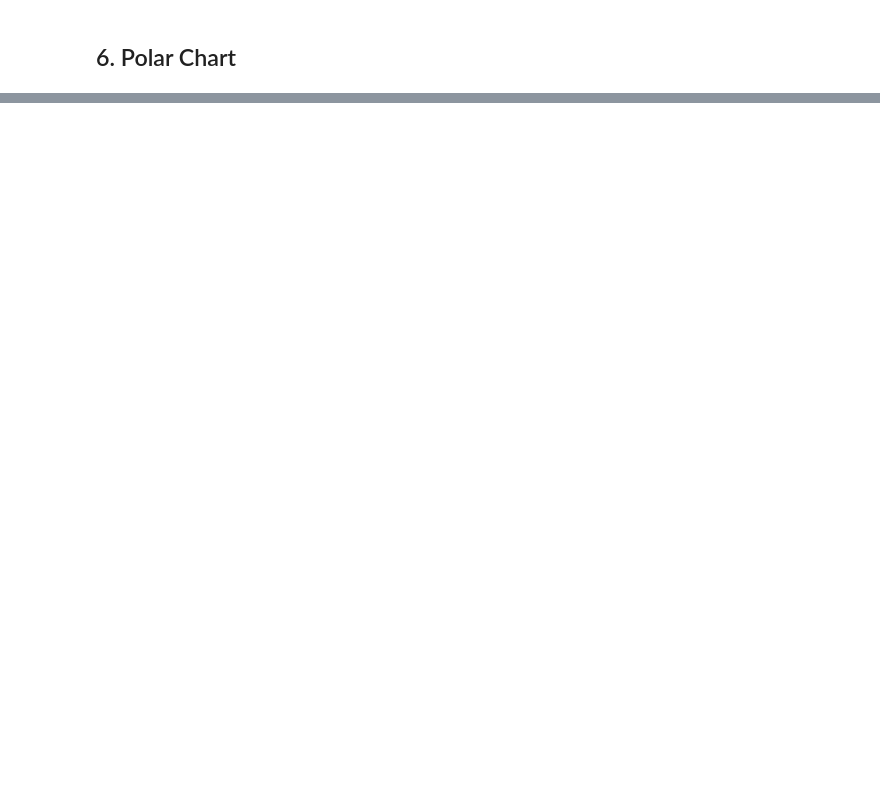
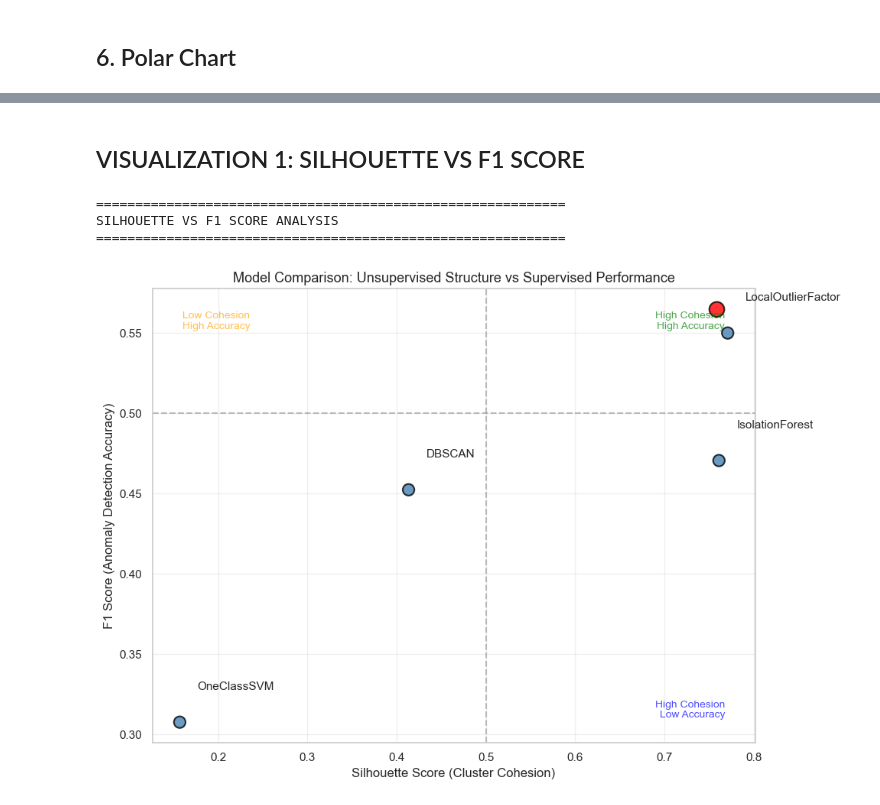
Before and after one commit to Thib7895/Anomaly-Detection-in-Orbital-Trajectories-by-Unsupervised-Machine-Learning, a Jupyter notebook: Analyse ISS.ipynb, the cells around one changed output, grey strips where cells are left out. Cells and saved outputs as stored; diff of their text form; code cells hidden in the pictures; blank space fills up the shorter version.

```diff
--- a/Analyse ISS.ipynb
+++ b/Analyse ISS.ipynb
@@ -451,0 +1175,14 @@ plot_polar_raan_comparative_with_epoch(df_combined)
+# %%
+print("=" * 60)
+print("DATA PREPROCESSING & FEATURE SELECTION")
+print("=" * 60)
+
+# Extract numeric features only (exclude metadata and target)
+exclude_cols = ['EPOCH', 'GT_LABEL', 'NORAD_CAT_ID', 'OBJECT_NAME', 'OBJECT_TYPE']
+
+X_train_full = df_train.drop(columns=exclude_cols, errors='ignore').select_dtypes(include=np.number)
+X_val_full = df_val.drop(columns=exclude_cols, errors='ignore').select_dtypes(include=np.number)
+X_test_full = df_test.drop(columns=exclude_cols, errors='ignore').select_dtypes(include=np.number)
+
+initial_cols = X_train_full.shape[1]
+print(f"Initial features: {initial_cols}")
@@ -451,0 +1755,52 @@ plot_polar_raan_comparative_with_epoch(df_combined)
+# %% [markdown]
+## VISUALIZATION 1: SILHOUETTE VS F1 SCORE
+# %%
+print("\n" + "=" * 60)
+print("SILHOUETTE VS F1 SCORE ANALYSIS")
+print("=" * 60)
+
+# Prepare data
+plot_data = best_per_algo[['Model', 'F1 Score', 'Silhouette']].copy()
+plot_data = plot_data.dropna()
+
+best_model_name = best_row['Model']
+
+plt.figure(figsize=(10, 7))
+
+# Create scatter with different colors for best model
+colors = ['red' if m == best_model_name else 'steelblue' for m in plot_data['Model']]
+sizes = [200 if m == best_model_name else 120 for m in plot_data['Model']]
+
+plt.scatter(plot_data['Silhouette'], plot_data['F1 Score'],
+            s=sizes, c=colors, alpha=0.8, edgecolors='black', linewidth=1.5)
+
+# Add labels
+for _, row in plot_data.iterrows():
+    weight = 'bold' if row['Model'] == best_model_name else 'normal'
+    plt.annotate(row['Model'],
+                 (row['Silhouette'] + 0.02, row['F1 Score'] + 0.02),
+                 fontsize=11, fontweight=weight)
+
+# Reference lines
+plt.axhline(y=0.5, color='gray', linestyle='--', alpha=0.5)
+plt.axvline(x=0.5, color='gray', linestyle='--', alpha=0.5)
+
+# Quadrant labels
+plt.text(0.95, 0.95, 'High Cohesion\nHigh Accuracy', ha='right', va='top',
+         color='green', fontsize=10, alpha=0.7, transform=plt.gca().transAxes)
+plt.text(0.05, 0.95, 'Low Cohesion\nHigh Accuracy', ha='left', va='top',
+         color='orange', fontsize=10, alpha=0.7, transform=plt.gca().transAxes)
+plt.text(0.95, 0.05, 'High Cohesion\nLow Accuracy', ha='right', va='bottom',
+         color='blue', fontsize=10, alpha=0.7, transform=plt.gca().transAxes)
+
+plt.xlabel('Silhouette Score (Cluster Cohesion)', fontsize=12)
+plt.ylabel('F1 Score (Anomaly Detection Accuracy)', fontsize=12)
+plt.title('Model Comparison: Unsupervised Structure vs Supervised Performance', fontsize=13)
+plt.grid(True, alpha=0.3)
+plt.tight_layout()
+plt.show()
+# %% [output]
+============================================================
+SILHOUETTE VS F1 SCORE ANALYSIS
+============================================================
+[figure, added]
```
Also changed, not shown: parts of 93 cells of this notebook.
